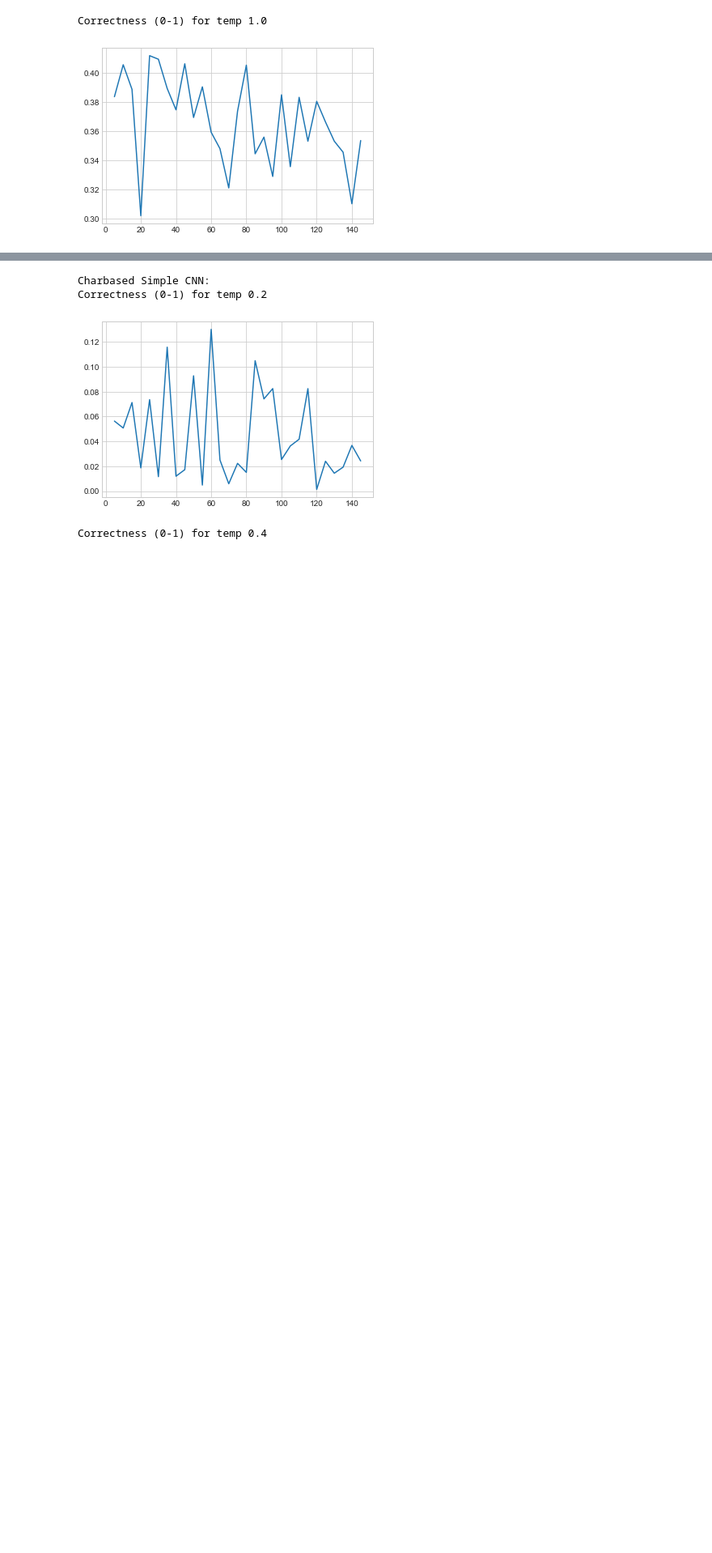
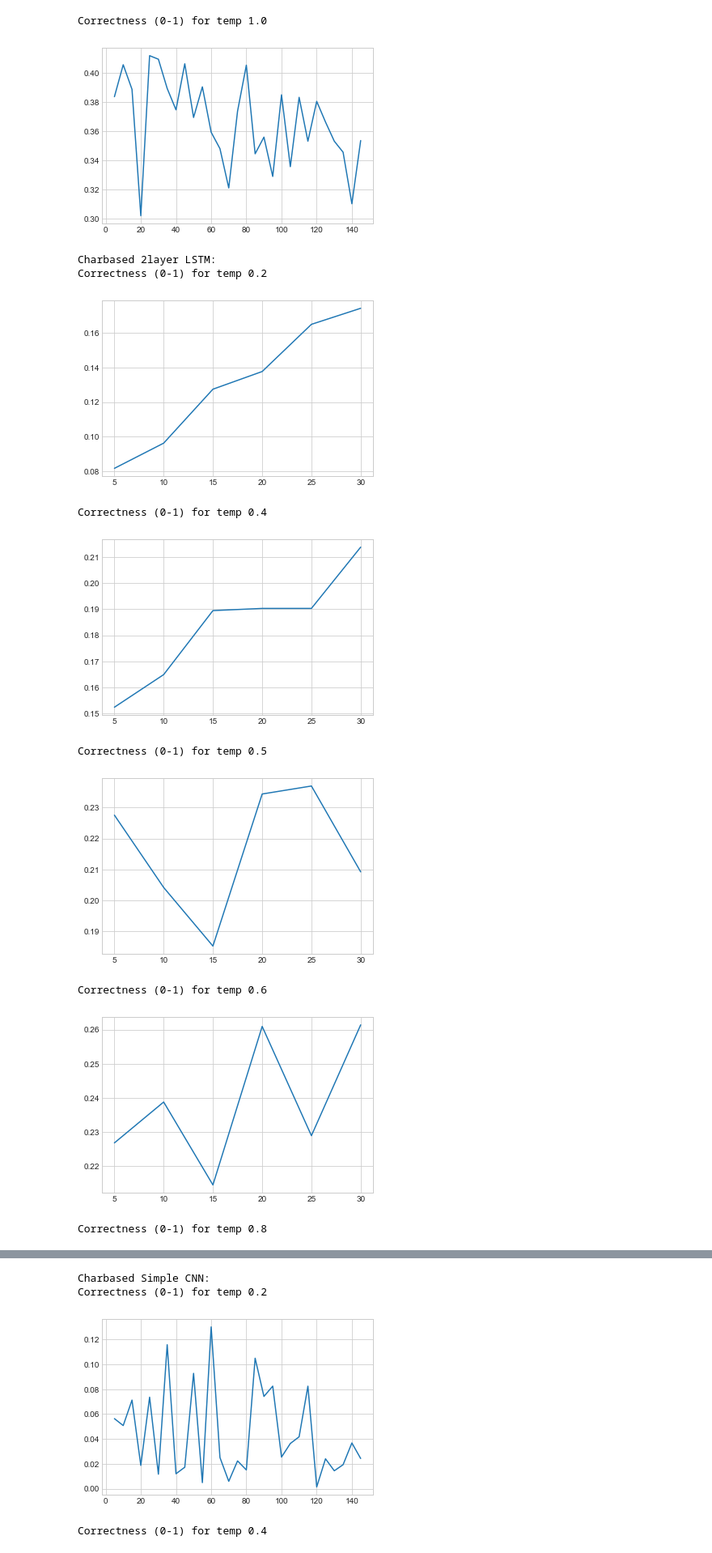
Before and after one commit to MrBanhBao/dl4tm-project, a Jupyter notebook: exploration/evaluation.ipynb, the cells around one changed output, grey strips where cells are left out. Shown at 81% size. Cells and saved outputs as stored; diff of their text form; code cells hidden in the pictures; blank space fills up the shorter version.

```diff
--- a/exploration/evaluation.ipynb
+++ b/exploration/evaluation.ipynb
@@ -64,3 +142,19 @@ Correctness (0-1) for temp 0.8
 [figure]
 Correctness (0-1) for temp 1.0
 [figure]
+# %%
+source = '../outputs/charbased/2layer_dropout_lr0.001/'
+df = create_df_spellchecking(source)
+print('Charbased 2layer LSTM:')
+plot_spelling_epochs_spellingCorrectness(df)
+# %% [output]
+Charbased 2layer LSTM:
+Correctness (0-1) for temp 0.2
+[figure, added]
+Correctness (0-1) for temp 0.4
+[figure, added]
+Correctness (0-1) for temp 0.5
+[figure, added]
+Correctness (0-1) for temp 0.6
+[figure, added]
+Correctness (0-1) for temp 0.8
```
Also changed, not shown: parts of 10 cells of this notebook, 23 other files.
